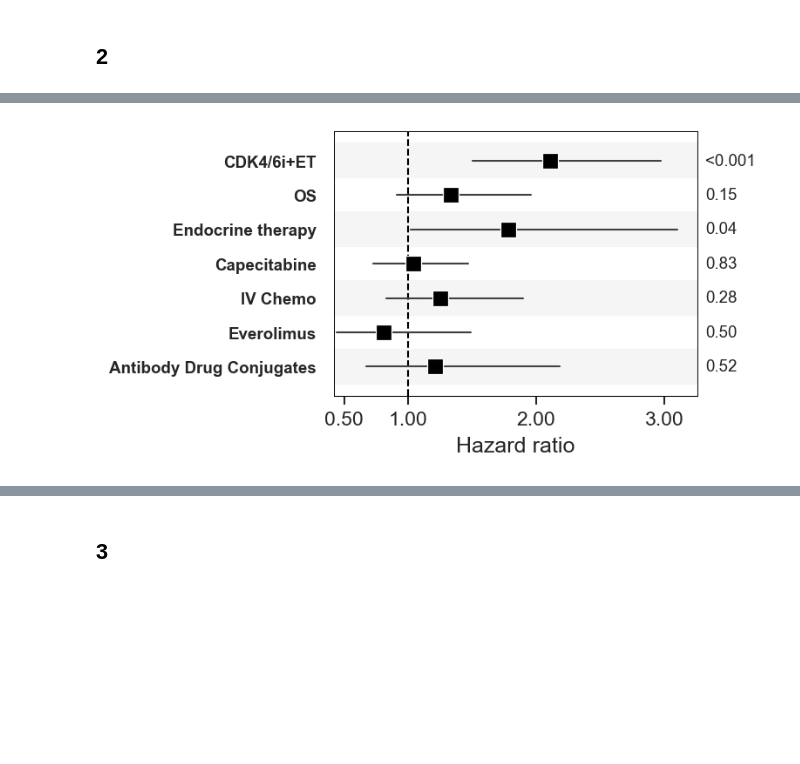
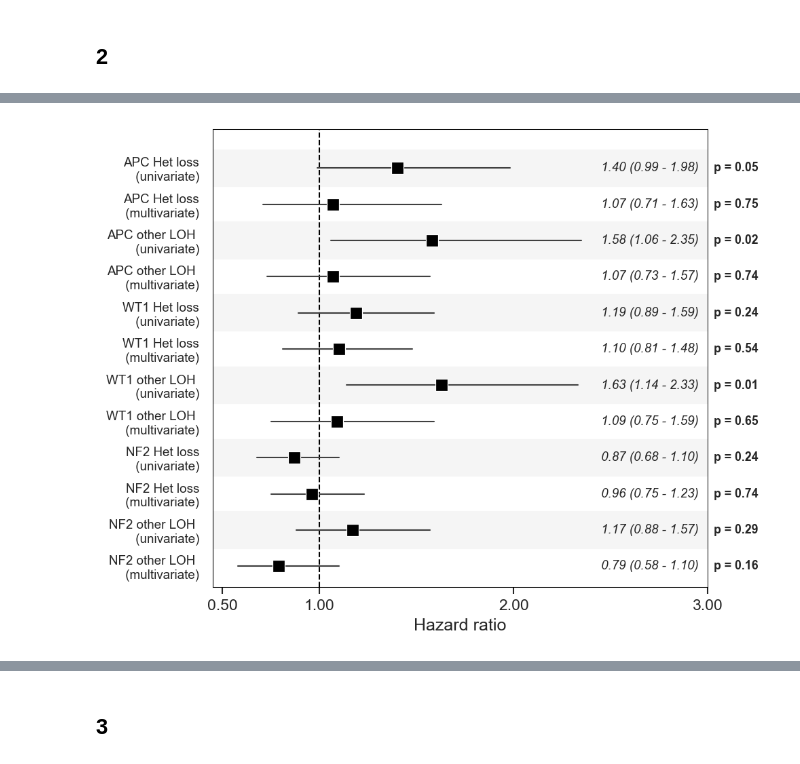
Before and after one commit to lboscolobielo/MSK_collaborator, a Jupyter notebook: anton_rb1/forest_plot.ipynb, the cells around one changed output, grey strips where cells are left out. Drawn from its saved outputs; the diff is of its cells as text; code cells hidden in the pictures; blank space fills up the shorter version.

```diff
--- a/anton_rb1/forest_plot.ipynb
+++ b/anton_rb1/forest_plot.ipynb
@@ -162,6 +160,8 @@ oreder = [
 ]
 df  = df.reindex(oreder)
 df = df.reset_index('comparison')
+df['p'] = [0.0001 if i == "1.60 e -5" else float(i) for i in df['p']]
+df['p'] = ['<0.001' if p < 0.001 else f"{p:.2f}" for p in df['p']]
 # %%
 
 plot_df = df.copy()
@@ -272,5 +386,5 @@ plt.show()
 df = pd.read_csv('/Users/boscoll/Desktop/Projects/Anton_RB1/data/Supp_other_treatment_random_LOH.csv').dropna()
 # %%
 df['p'] = ['<0.001' if p < 0.001 else f"{p:.2f}" for p in df['p']]
-# %%
-df = df[df.comparison.str.contains('multi')]
+# %%
+df = df.loc[21:]
@@ -283,7 +413,7 @@ ypos = np.arange(len(plot_df))  # one y per row
 plot_df['ypos'] = ypos
 
 sns.set(style='whitegrid')
-fig, ax = plt.subplots(figsize=(4, 4.5), dpi=150)
+fig, ax = plt.subplots(figsize=(7, 10), dpi=150)
 
 # light alternating background bands
 for i in range(0, len(plot_df), 2):
@@ -305,6 +435,11 @@ for _, r in plot_df.iterrows():
                edgecolor='white', linewidth=0.6,
                zorder=3)
 
+## confidence intervals
+for _, r in plot_df.iterrows():
+    ax.text(2.45, r['ypos'], f"{r['HR']:.2f} ({r['CI.low']:.2f} - {r['CI.high']:.2f})",
+            va='center', ha='left', fontsize=9, fontstyle='italic')
+
 # y axis
 ax.set_yticks(ypos)
 ax.set_yticklabels(plot_df['comparison'])
@@ -312,14 +447,18 @@ ax.invert_yaxis()
 ax.grid(False)
 ax.tick_params(axis='y', labelsize=9)
 ax.set_yticklabels(
-    ['CDK4/6i+ET',
-     'OS',
-     'Endocrine therapy',
-     'Capecitabine',
-     'IV Chemo',
-     'Everolimus',
-        'Antibody Drug Conjugates'],
-        fontweight='bold'
+    ['APC Het loss\n (univariate)',
+     'APC Het loss\n (multivariate)',
+     'APC other LOH \n (univariate)',
+     'APC other LOH \n (multivariate)',
+     'WT1 Het loss\n (univariate)',
+     'WT1 Het loss\n (multivariate)',
+     'WT1 other LOH \n (univariate)',
+     'WT1 other LOH \n (multivariate)',
+     'NF2 Het loss\n (univariate)',
+     'NF2 Het loss\n (multivariate)',
+     'NF2 other LOH \n (univariate)',
+        'NF2 other LOH \n (multivariate)']
 )
 
 
@@ -339,35 +478,35 @@ ax.spines['bottom'].set_color('black')
 ax.spines['bottom'].set_linewidth(0.5)
 ax.spines['top'].set_visible(True)
 ax.spines['right'].set_visible(True)
 ax.spines['left'].set_visible(True)
 ax.spines['top'].set_linewidth(0.5)
 ax.spines['right'].set_linewidth(0.5)
 ax.spines['left'].set_linewidth(0.5)
 ax.spines['left'].set_color('black')
 ax.spines['right'].set_color('black')
 ax.spines['top'].set_color('black')
 
 # x range
-xmin = max(0.1, plot_df['CI.low'].min()*0.95)
-xmax = plot_df['CI.high'].max()*1.05
+xmin = 0.45
+xmax = 3
 ax.set_xlim(xmin, xmax)
 ax.set_xlabel('Hazard ratio')
 ax.set_ylabel('')
 
 # p values
 for _, r in plot_df.iterrows():
-    ax.text(xmax*1.02, r['ypos'], f"{r['p']}",
-            va='center', ha='left', fontsize=9)
+   ax.text(xmax*1.01, r['ypos'], f"p = {r['p']}",
+            va='center', ha='left', fontsize=8.5, fontweight='bold')
 
 plt.subplots_adjust(right=0.82, top =0.5, bottom=0.05)
 
 #for modifying text in illustrator
 import matplotlib as mpl
 mpl.rcParams['svg.fonttype'] = 'none'
 mpl.rcParams['font.family'] = 'Arial'
 
 # sns.despine(left=True, bottom=False)
 plt.savefig('/Users/boscoll/Desktop/Projects/Anton_RB1/results/supplementary_2.pdf', bbox_inches='tight')
 plt.show()
 # %% [output]
-[figure, old version]
+[figure, new version]
```
Also changed, not shown: parts of 14 cells of this notebook, 4 other files.
